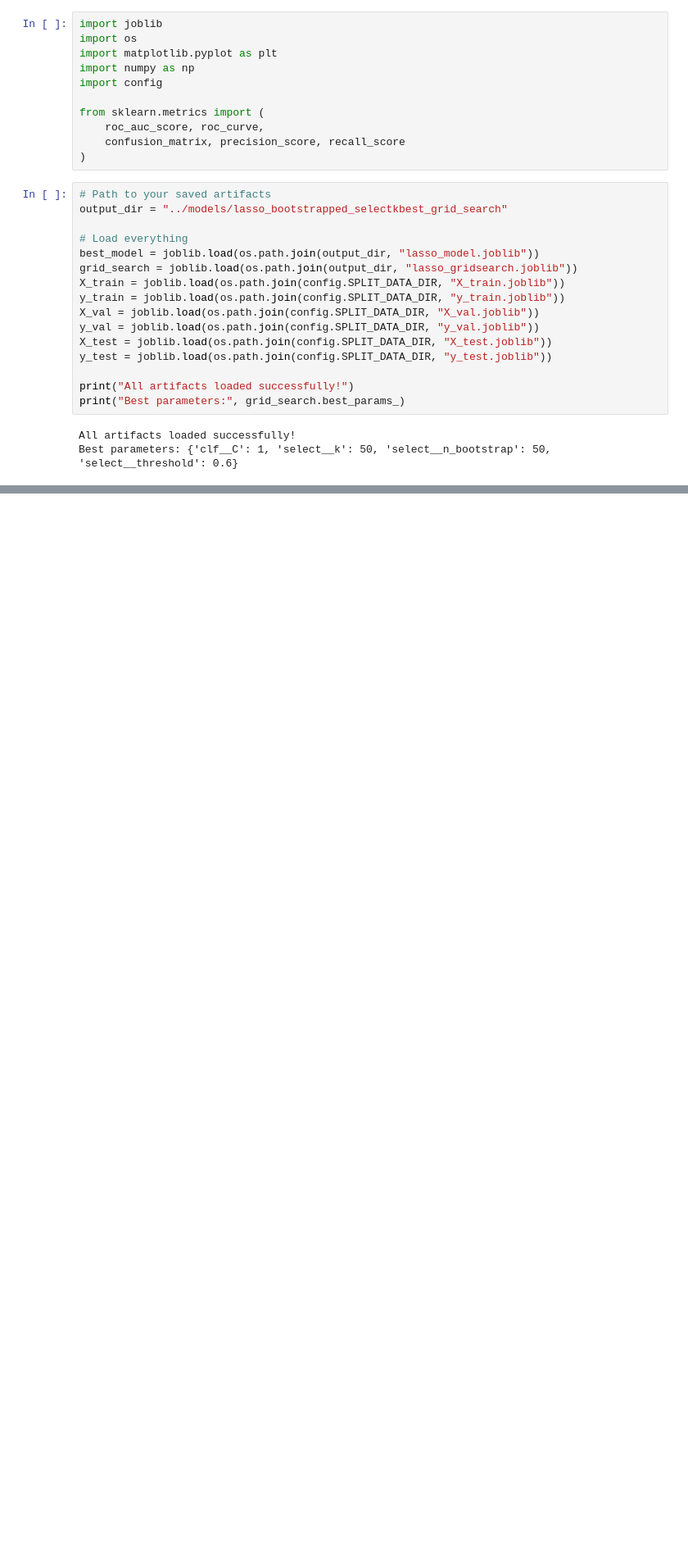
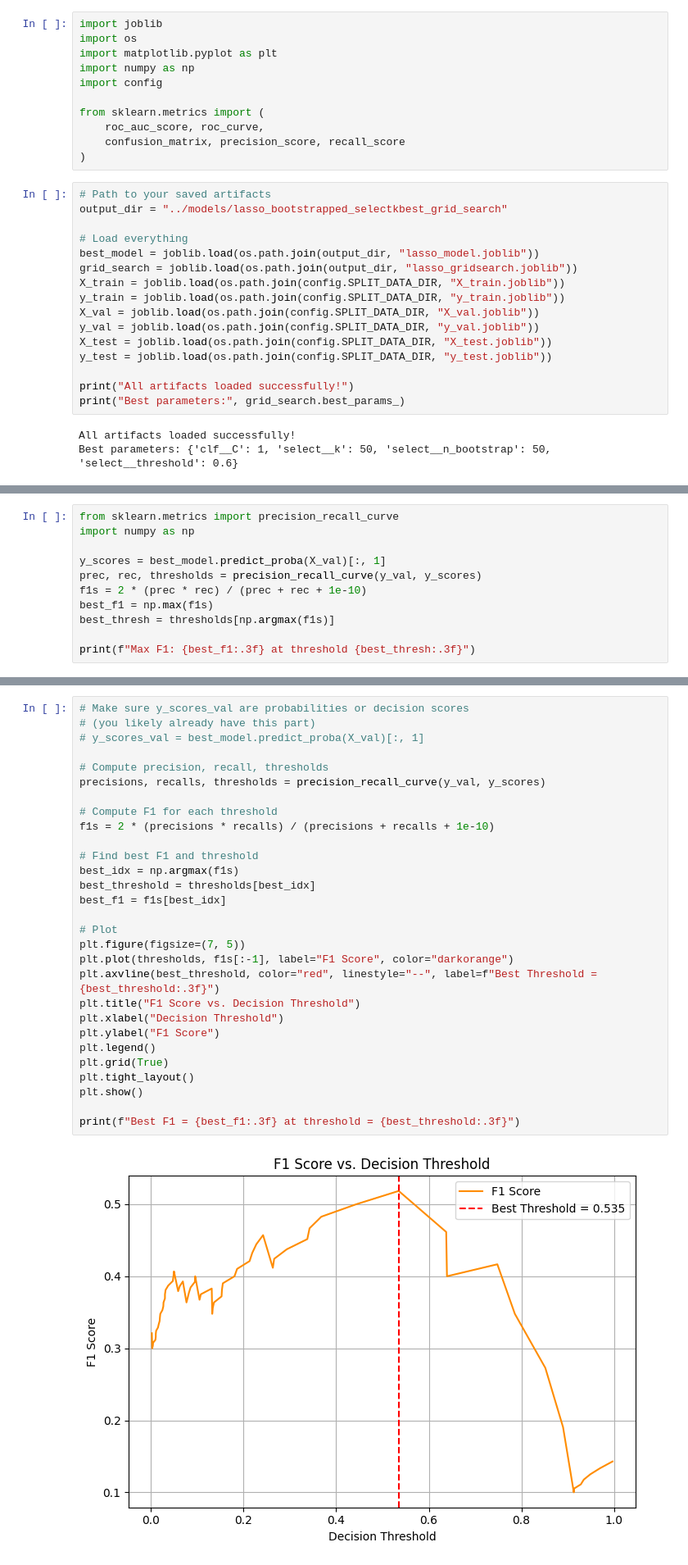
Before and after one commit to gchermside/UCEC_Recurrence, a Jupyter notebook: src/testing_models.ipynb, the cells around one changed output, grey strips where cells are left out. Shown at 82% size. Saved outputs shown, nothing was run; the diff lists cells and outputs as text; blank space fills up the shorter version.

```diff
--- a/src/testing_models.ipynb
+++ b/src/testing_models.ipynb
@@ -160,0 +191,11 @@ AUC-ROC: 0.6853
+# %%
+from sklearn.metrics import precision_recall_curve
+import numpy as np
+
+y_scores = best_model.predict_proba(X_val)[:, 1]
+prec, rec, thresholds = precision_recall_curve(y_val, y_scores)
+f1s = 2 * (prec * rec) / (prec + rec + 1e-10)
+best_f1 = np.max(f1s)
+best_thresh = thresholds[np.argmax(f1s)]
+
+print(f"Max F1: {best_f1:.3f} at threshold {best_thresh:.3f}")
@@ -160,0 +206,31 @@ AUC-ROC: 0.6853
+# %%
+# Make sure y_scores_val are probabilities or decision scores
+# (you likely already have this part)
+# y_scores_val = best_model.predict_proba(X_val)[:, 1]
+
+# Compute precision, recall, thresholds
+precisions, recalls, thresholds = precision_recall_curve(y_val, y_scores)
+
+# Compute F1 for each threshold
+f1s = 2 * (precisions * recalls) / (precisions + recalls + 1e-10)
+
+# Find best F1 and threshold
+best_idx = np.argmax(f1s)
+best_threshold = thresholds[best_idx]
+best_f1 = f1s[best_idx]
+
+# Plot
+plt.figure(figsize=(7, 5))
+plt.plot(thresholds, f1s[:-1], label="F1 Score", color="darkorange")
+plt.axvline(best_threshold, color="red", linestyle="--", label=f"Best Threshold = {best_threshold:.3f}")
+plt.title("F1 Score vs. Decision Threshold")
+plt.xlabel("Decision Threshold")
+plt.ylabel("F1 Score")
+plt.legend()
+plt.grid(True)
+plt.tight_layout()
+plt.show()
+
+print(f"Best F1 = {best_f1:.3f} at threshold = {best_threshold:.3f}")
+# %% [output]
+[figure, added]
```
Also changed, not shown: parts of 7 cells of this notebook, 13 other files.
